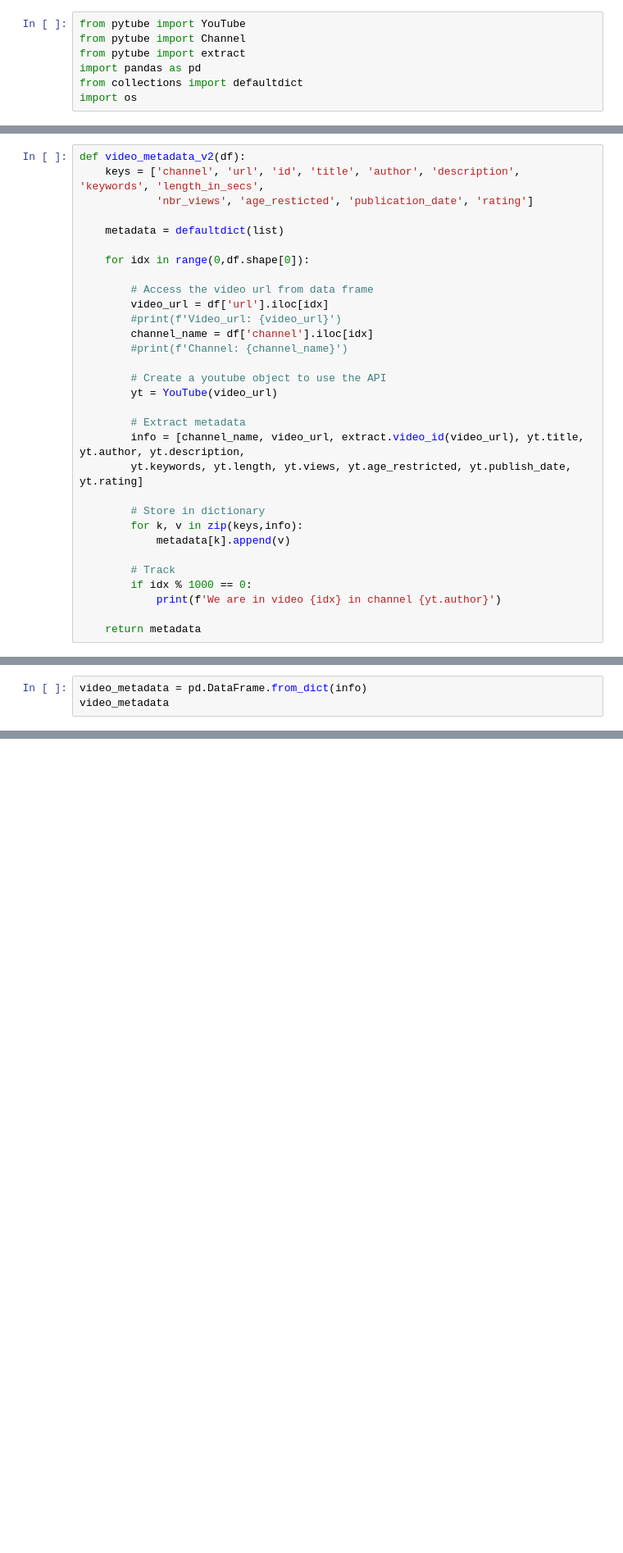
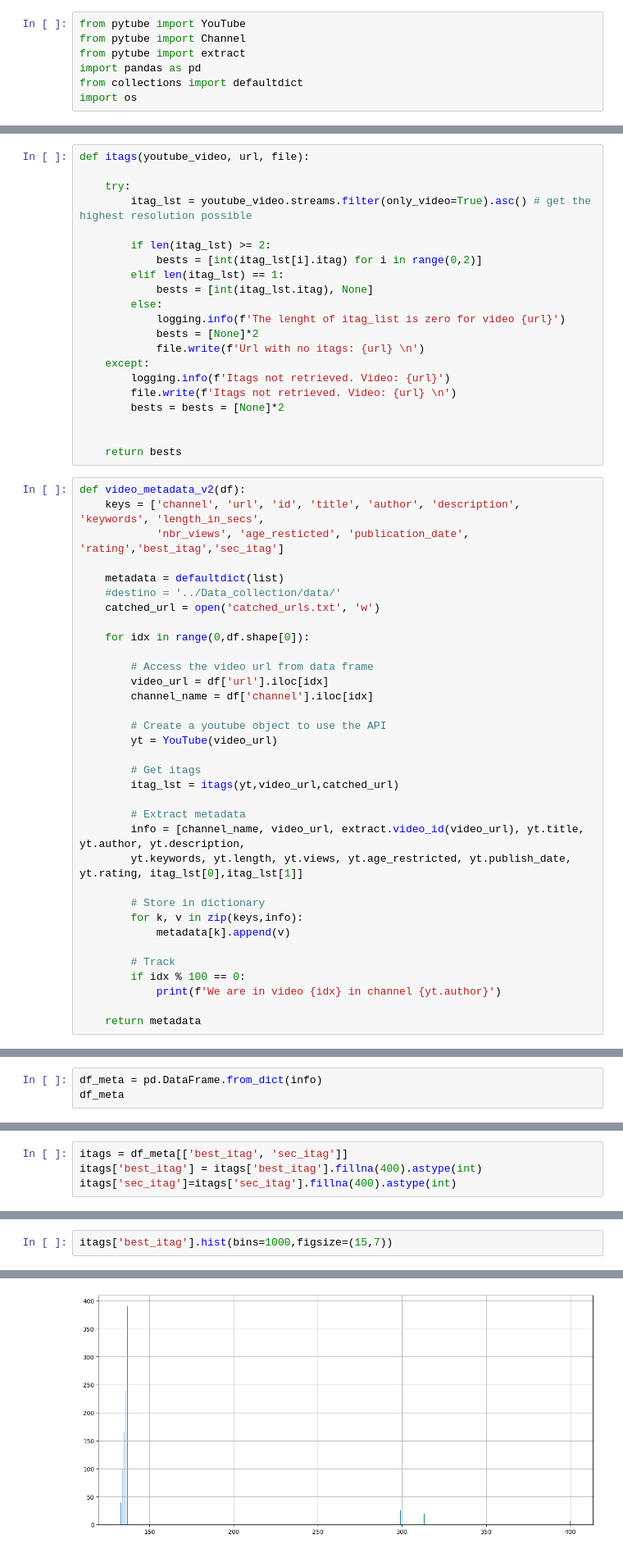
Before and after one commit to DaliaO15/CDHU-katrin_youtube, a Jupyter notebook: prototyping/video_metadata.ipynb, the cells around one changed output, grey strips where cells are left out. Shown at 82% size. Drawn from its saved outputs; the diff is of its cells as text; blank space fills up the shorter version.

Commit message:
Catching lost itags

```diff
--- a/prototyping/video_metadata.ipynb
+++ b/prototyping/video_metadata.ipynb
@@ -32,31 +22,55 @@ df
+# %%
+def itags(youtube_video, url, file):
+
+    try:
+        itag_lst = youtube_video.streams.filter(only_video=True).asc() # get the highest resolution possible
+
+        if len(itag_lst) >= 2:
+            bests = [int(itag_lst[i].itag) for i in range(0,2)]
+        elif len(itag_lst) == 1:
+            bests = [int(itag_lst.itag), None]
+        else:
+            logging.info(f'The lenght of itag_list is zero for video {url}')
+            bests = [None]*2
+            file.write(f'Url with no itags: {url} \n')
+    except:
+        logging.info(f'Itags not retrieved. Video: {url}')
+        file.write(f'Itags not retrieved. Video: {url} \n')
+        bests = bests = [None]*2
+
+
+    return bests
 # %%
 def video_metadata_v2(df):
     keys = ['channel', 'url', 'id', 'title', 'author', 'description', 'keywords', 'length_in_secs',
-            'nbr_views', 'age_resticted', 'publication_date', 'rating']
+            'nbr_views', 'age_resticted', 'publication_date', 'rating','best_itag','sec_itag']
 
     metadata = defaultdict(list)
+    #destino = '../Data_collection/data/'
+    catched_url = open('catched_urls.txt', 'w')
 
     for idx in range(0,df.shape[0]):
 
         # Access the video url from data frame
         video_url = df['url'].iloc[idx]
-        #print(f'Video_url: {video_url}')
         channel_name = df['channel'].iloc[idx]
-        #print(f'Channel: {channel_name}')
 
         # Create a youtube object to use the API
         yt = YouTube(video_url)
 
+        # Get itags
+        itag_lst = itags(yt,video_url,catched_url)
+
         # Extract metadata
         info = [channel_name, video_url, extract.video_id(video_url), yt.title, yt.author, yt.description,
-        yt.keywords, yt.length, yt.views, yt.age_restricted, yt.publish_date, yt.rating]
+        yt.keywords, yt.length, yt.views, yt.age_restricted, yt.publish_date, yt.rating, itag_lst[0],itag_lst[1]]
 
         # Store in dictionary
         for k, v in zip(keys,info):
             metadata[k].append(v)
 
         # Track
-        if idx % 1000 == 0:
+        if idx % 100 == 0:
             print(f'We are in video {idx} in channel {yt.author}')
 
     return metadata
@@ -68,5 +91,5 @@ We are in video 0 in channel UPA - Unión de Pequeños Agricultores y Ganaderos
 # %%
-video_metadata = pd.DataFrame.from_dict(info)
-video_metadata
+df_meta = pd.DataFrame.from_dict(info)
+df_meta
 # %% [output]
 |  | channel | url | id | title | author | description | keywords | length_in_secs | nbr_views | ... |
@@ -103,0 +108,4 @@ df
+# %%
+itags = df_meta[['best_itag', 'sec_itag']]
+itags['best_itag'] = itags['best_itag'].fillna(400).astype(int)
+itags['sec_itag']=itags['sec_itag'].fillna(400).astype(int)
@@ -103,0 +127,3 @@ df
+# %%
+itags['best_itag'].hist(bins=1000,figsize=(15,7))
+# %% [output]
@@ -103,0 +131 @@ df
+[figure, added]
```
Also changed, not shown: parts of 15 cells of this notebook, 2 other files.
